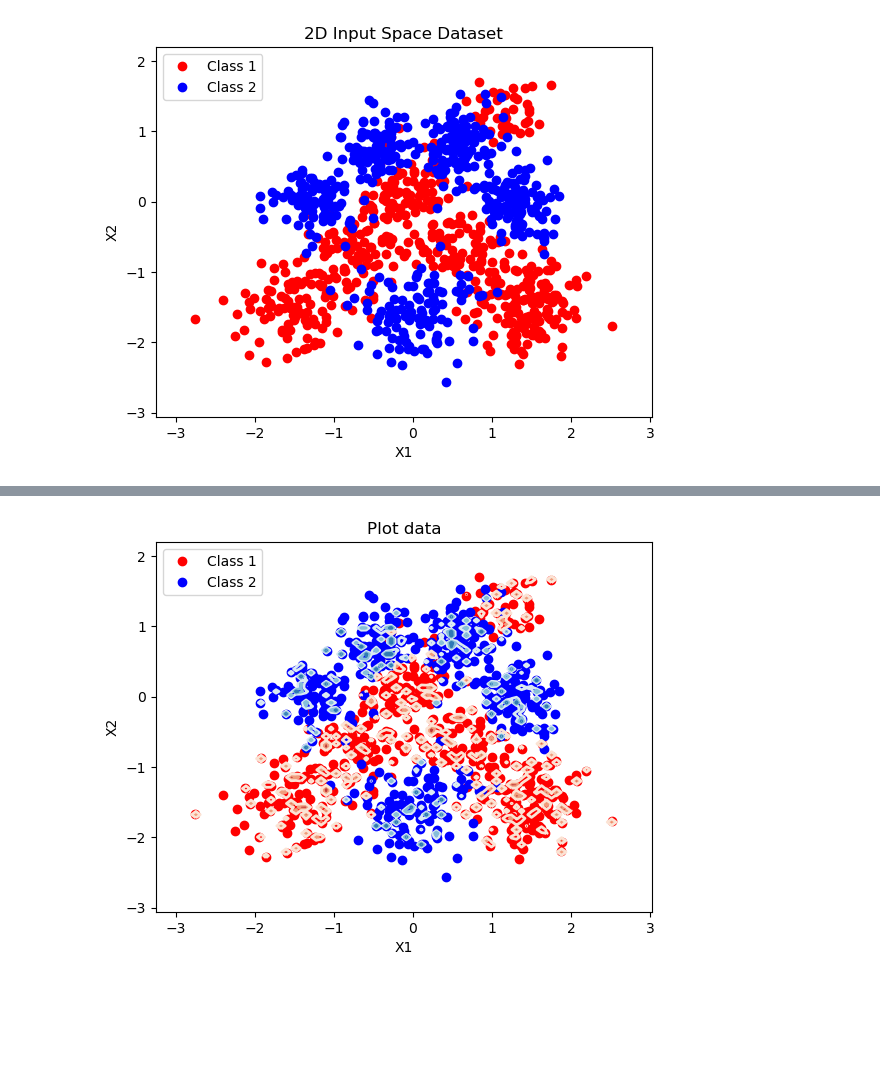
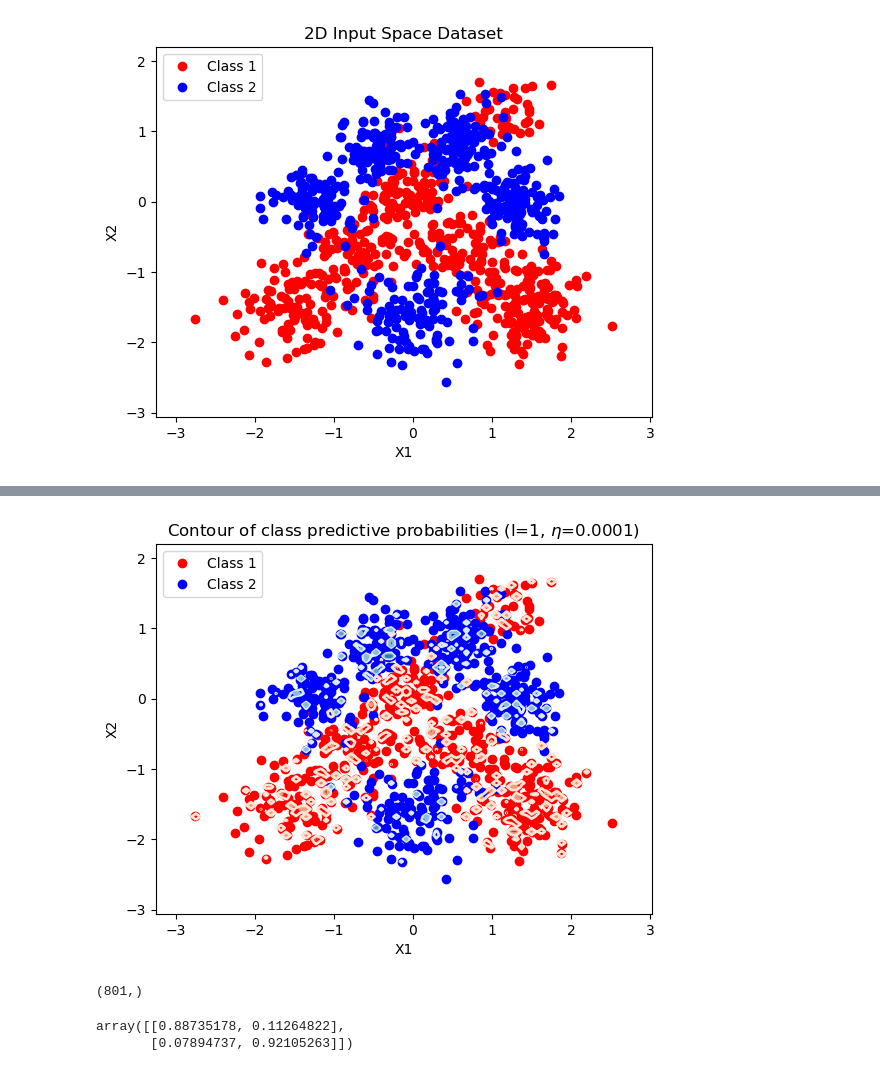
Before and after one commit to ShanziRan/IIA_CW, a Jupyter notebook: 3F8 Lab/code.ipynb, the cells around one changed output, grey strips where cells are left out. Cells and saved outputs as stored; diff of their text form; code cells hidden in the pictures; blank space fills up the shorter version.

```diff
--- a/3F8 Lab/code.ipynb
+++ b/3F8 Lab/code.ipynb
@@ -220,7 +224,7 @@ plot_ll(ll_test)
 # Output: Nothing.
 #
 
-def plot_predictive_distribution(X, y, w, map_inputs = lambda x : x):
+def plot_predictive_distribution(X, y, w, title, map_inputs = lambda x : x):
     xx, yy = plot_data_internal(X, y)
     ax = plt.gca()
     X_tilde = get_x_tilde(map_inputs(np.concatenate((xx.ravel().reshape((-1, 1)), yy.ravel().reshape((-1, 1))), 1)))
@@ -228,6 +232,7 @@ def plot_predictive_distribution(X, y, w, map_inputs = lambda x : x):
     Z = Z.reshape(xx.shape)
     cs2 = ax.contour(xx, yy, Z, cmap = 'RdBu', linewidths = 2)
     plt.clabel(cs2, fmt = '%2.1f', colors = 'k', fontsize = 14)
+    plt.title(title)
     plt.show()
 # %%
 # We plot the predictive distribution
@@ -237,0 +246,10 @@ plot_predictive_distribution(X, y, w)
+# %%
+X_tilde = get_x_tilde(X)
+Z = predict(X_tilde, w)
+
+def threshold(ll, thres):
+    return np.array([1 if likelihood > thres else 0 for likelihood in ll])
+
+thres = 0.5
+ll_thres = threshold(Z, thres)
+confusion_matrix(y, ll_thres, normalize="true")
@@ -259,7 +280,7 @@ def evaluate_basis_functions(l, X, Z):
 # %%
 # We expand the data
 
-l = 0.01
+l = 1
 
 X_tilde_train = get_x_tilde(evaluate_basis_functions(l, X_train, X_train))
 X_tilde_test = get_x_tilde(evaluate_basis_functions(l, X_test, X_train))
@@ -266,8 +291,8 @@ X_tilde_test = get_x_tilde(evaluate_basis_functions(l, X_test, X_train))
 # %%
 # We train the new classifier on the feature expanded inputs
 
-alpha = 0.01
-n_steps = 5000
+alpha = 0.0001
+n_steps = 1000
 
 w, ll_train, ll_test = fit_w(X_tilde_train, y_train, X_tilde_test, y_test, n_steps, alpha)
 # %% [output]
@@ -299,6 +324,24 @@ plot_ll(ll_test)
 # %%
 # We plot the predictive distribution
 
-plot_predictive_distribution(X, y, w, lambda x : evaluate_basis_functions(l, x, X_train))
+title = 'Contour of class predictive probabilities (l=1, $\eta$=0.0001)'
+plot_predictive_distribution(X, y, w, title, lambda x : evaluate_basis_functions(l, x, X_train))
 # %% [output]
-[figure, old version]
+[figure, new version]
+# %%
+w.shape
+# %% [output]
+(801,)
+# %%
+X_tilde = get_x_tilde(evaluate_basis_functions(l, X, X_train))
+Z = predict(X_tilde, w)
+
+def threshold(ll, thres):
+    return np.array([1 if likelihood > thres else 0 for likelihood in ll])
+
+thres = 0.5
+ll_thres = threshold(Z, thres)
+confusion_matrix(y, ll_thres, normalize="true")
+# %% [output]
+array([[0.88735178, 0.11264822],
+       [0.07894737, 0.92105263]])
```
Also changed, not shown: parts of 10 cells of this notebook, 12 other files.
